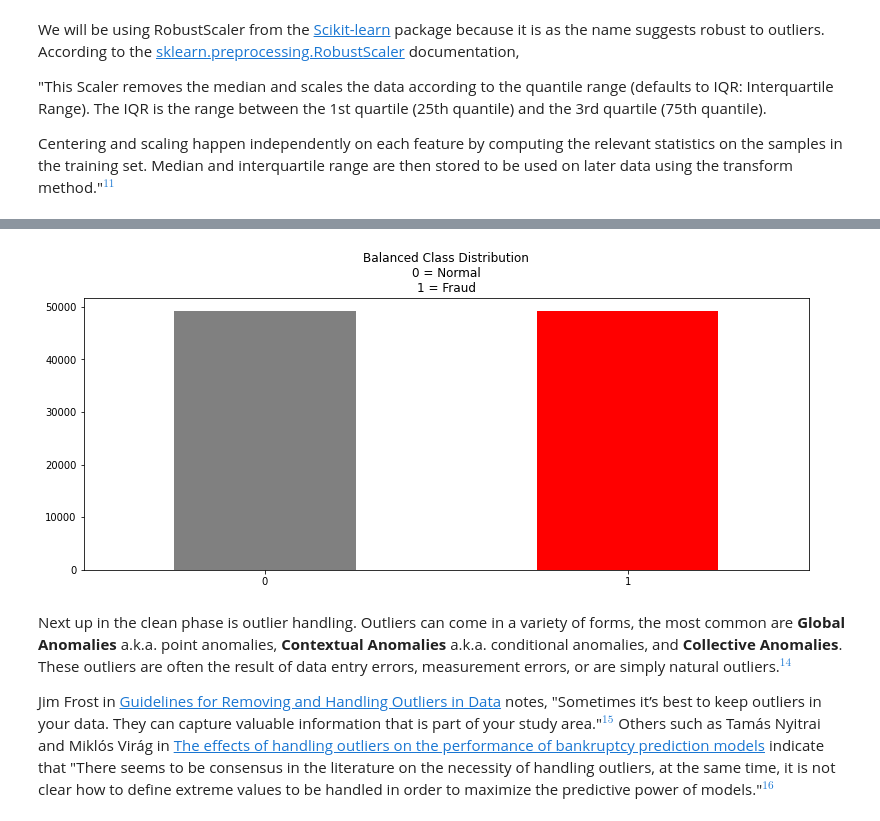
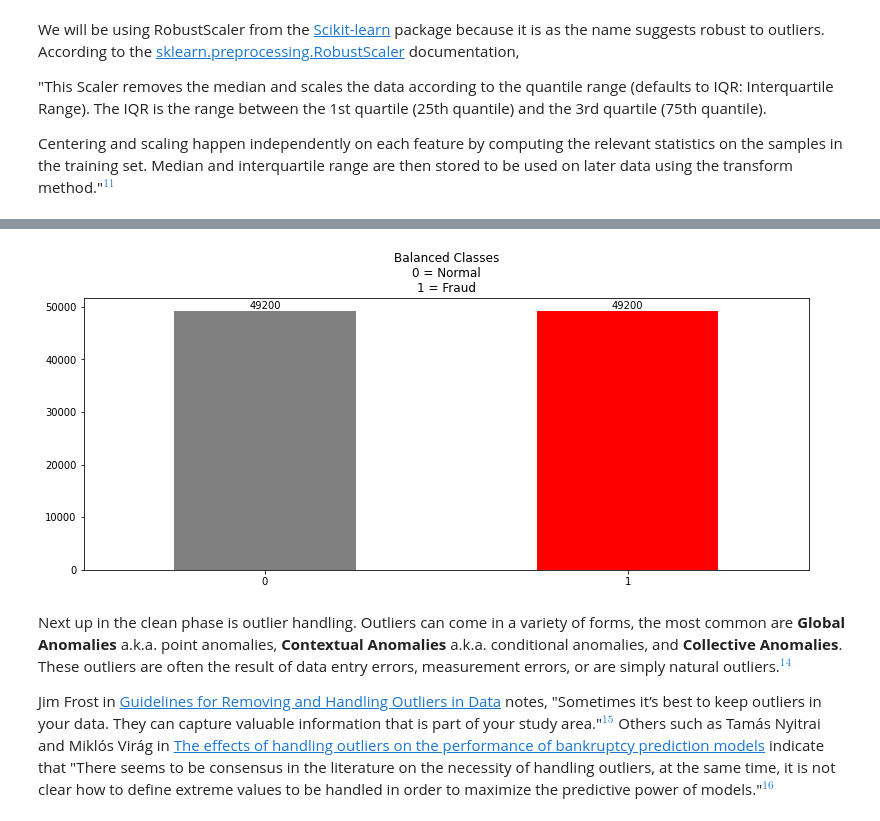
Before and after one commit to cristobalmitchell/CreditCardFraud, a Jupyter notebook: credit-card-fraud.ipynb, the cells around one changed output, grey strips where cells are left out. Drawn from its saved outputs; the diff is of its cells as text; code cells hidden in the pictures.

```diff
--- a/credit-card-fraud.ipynb
+++ b/credit-card-fraud.ipynb
@@ -113,12 +113,14 @@ df['Class'].value_counts(normalize=True)*100
 1     0.172749
 Name: Class, dtype: float64
 # %%
-df['Class'].value_counts(sort=False).plot.bar(
-    title="Class Frequency Distribution\n0 = Normal\n1 = Fraud",
+ax = df['Class'].value_counts(sort=False).plot.bar(
+    title="Imbalanced Classes\n0 = Normal\n1 = Fraud",
     color=['grey','red'],
     rot=0,
     figsize=(13,5)
-);
+)
+for i, v in enumerate(df['Class'].value_counts()):
+    ax.annotate(str(round(v,4)),(i, v), ha='center', va='bottom');
 # %% [markdown]
 `Time` appears to be cyclical with periods every approximately `86000` seconds (24 hours). We will execute simple feature engineering to break out the various time components, e.g. hour, min, second. If the data contained at least 2 weeks worth of observations we could possibly extract the day of week component as there is often a weekly seasonality in transaction or sales data.[$^{30}$](#30) We will subsequently scale the new time component features to align with the PCA variables.
 # %%
@@ -271,14 +273,16 @@ df = x_res
 df['Class'] = y_res
 df = df.sample(frac=1, random_state=seed)
 # %%
-df['Class'].value_counts(sort=False).plot.bar(
-    title="Balanced Class Distribution\n0 = Normal\n1 = Fraud",
+ax = df['Class'].value_counts(sort=False).plot.bar(
+    title="Balanced Classes\n0 = Normal\n1 = Fraud",
     color=['grey','red'],
     rot=0,
     figsize=(13,5)
-);
+)
+for i, v in enumerate(df['Class'].value_counts()):
+    ax.annotate(str(round(v,4)),(i, v), ha='center', va='bottom');
 # %% [output]
-[figure, old version]
+[figure, new version]
 # %% [markdown]
 Next up in the clean phase is outlier handling. Outliers can come in a variety of forms, the most common are **Global Anomalies** a.k.a. point anomalies, **Contextual Anomalies** a.k.a. conditional anomalies, and **Collective Anomalies**. These outliers are often the result of data entry errors, measurement errors, or are simply natural outliers.[$^{14}$](#14)
 
```
Also changed, not shown: parts of 30 cells of this notebook.
